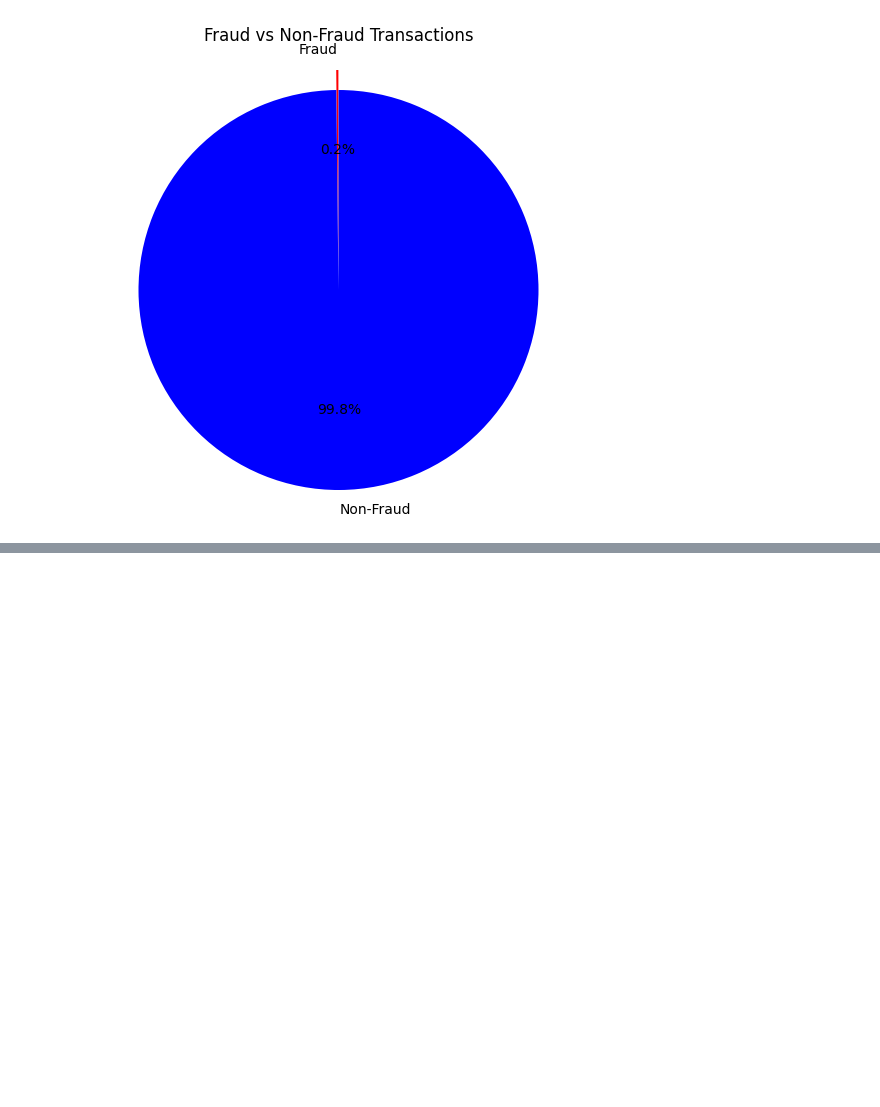
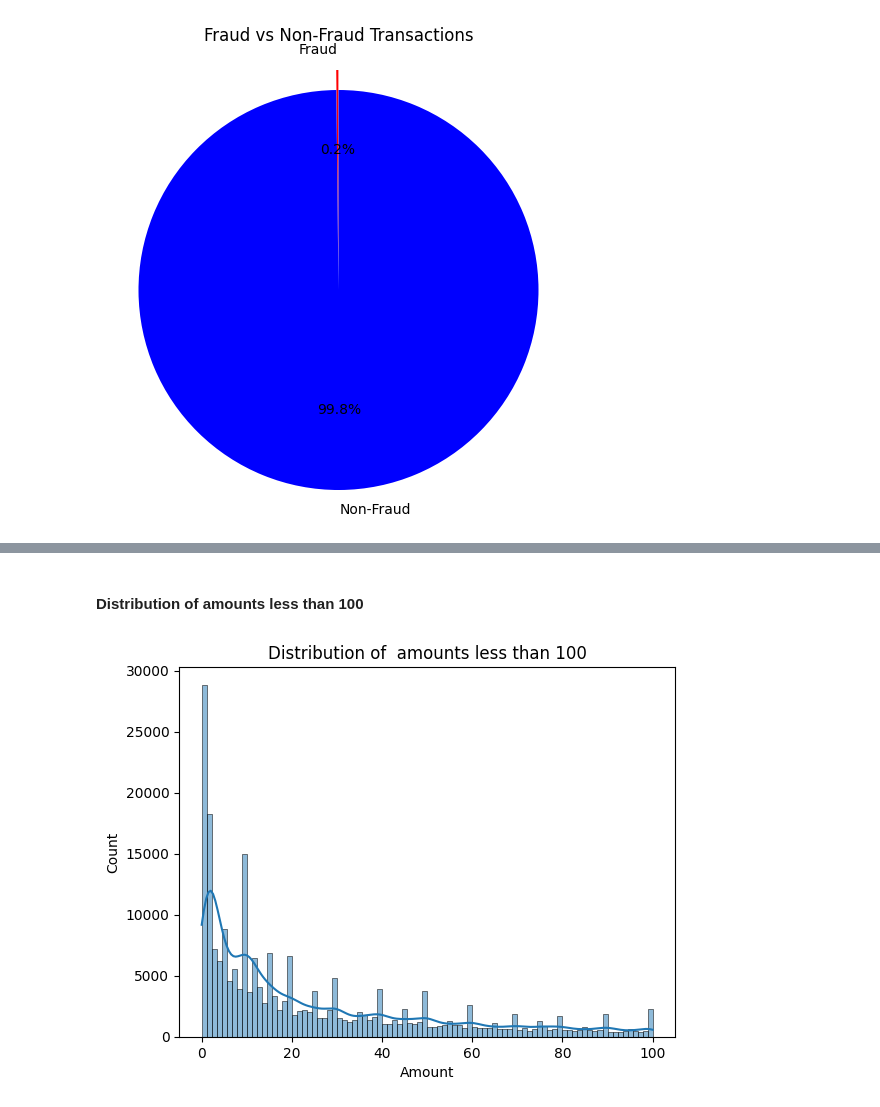
Before and after one commit to ShamindaKanchana/CreditCard_Fraud_Detection, a Jupyter notebook: creditCard_fraudDetection.ipynb, the cells around one changed output, grey strips where cells are left out. Cells and saved outputs as stored; diff of their text form; code cells hidden in the pictures; blank space fills up the shorter version.

```diff
--- a/creditCard_fraudDetection.ipynb
+++ b/creditCard_fraudDetection.ipynb
@@ -139,0 +206,3 @@ plt.show()
+# %%
+df_small_amounts = credit_card_Df[(credit_card_Df['Amount'] <= 100) & (credit_card_Df['Amount'] > 0)]
+df_small_amounts.count()
@@ -139,0 +227,8 @@ plt.show()
+# %% [markdown]
+#### Distribution of  amounts less than 100
+# %%
+sns.histplot(df_small_amounts['Amount'], kde=True)
+plt.title('Distribution of  amounts less than 100')
+plt.show()
+# %% [output]
+[figure, added]
```
Also changed, not shown: parts of 15 cells of this notebook.
